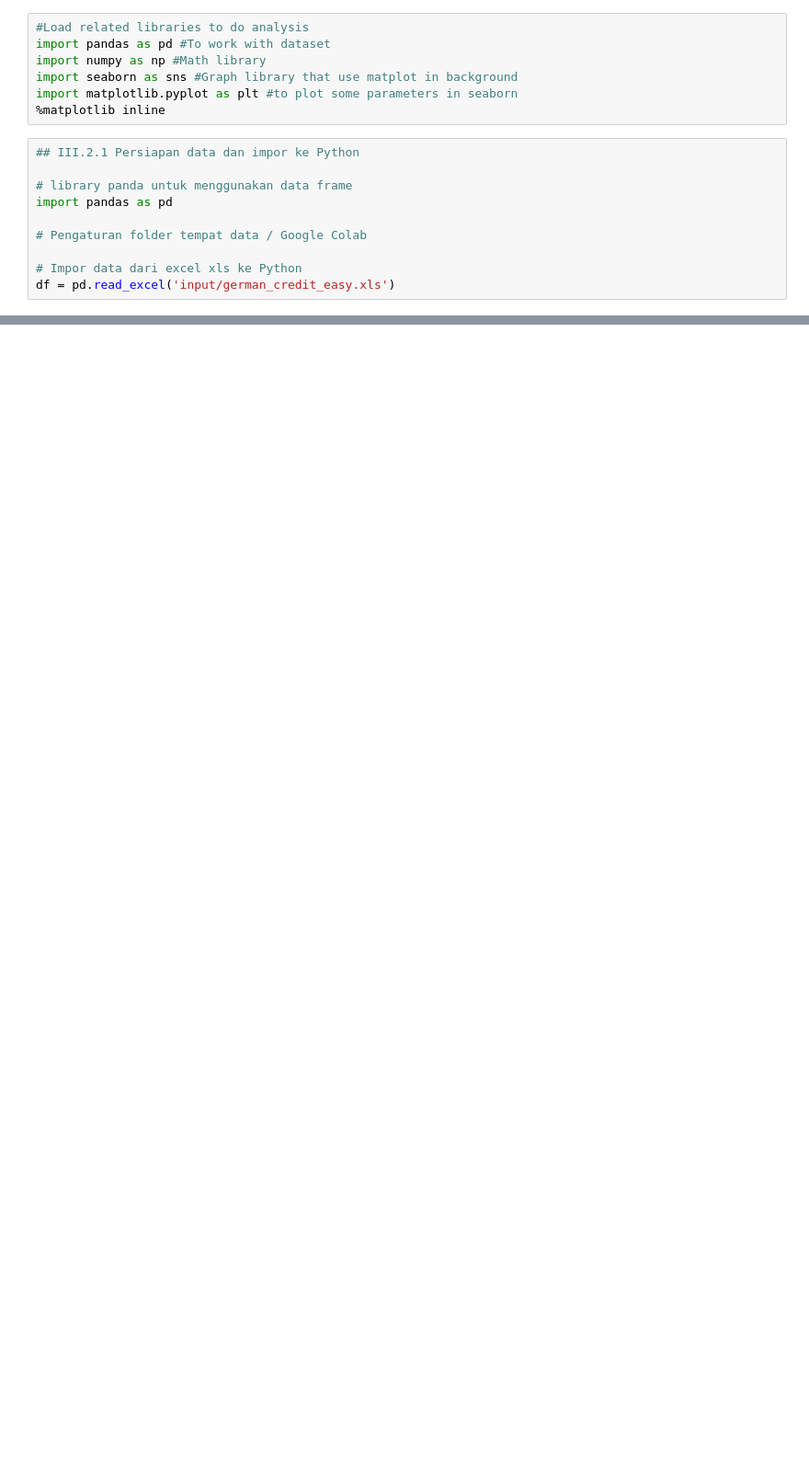
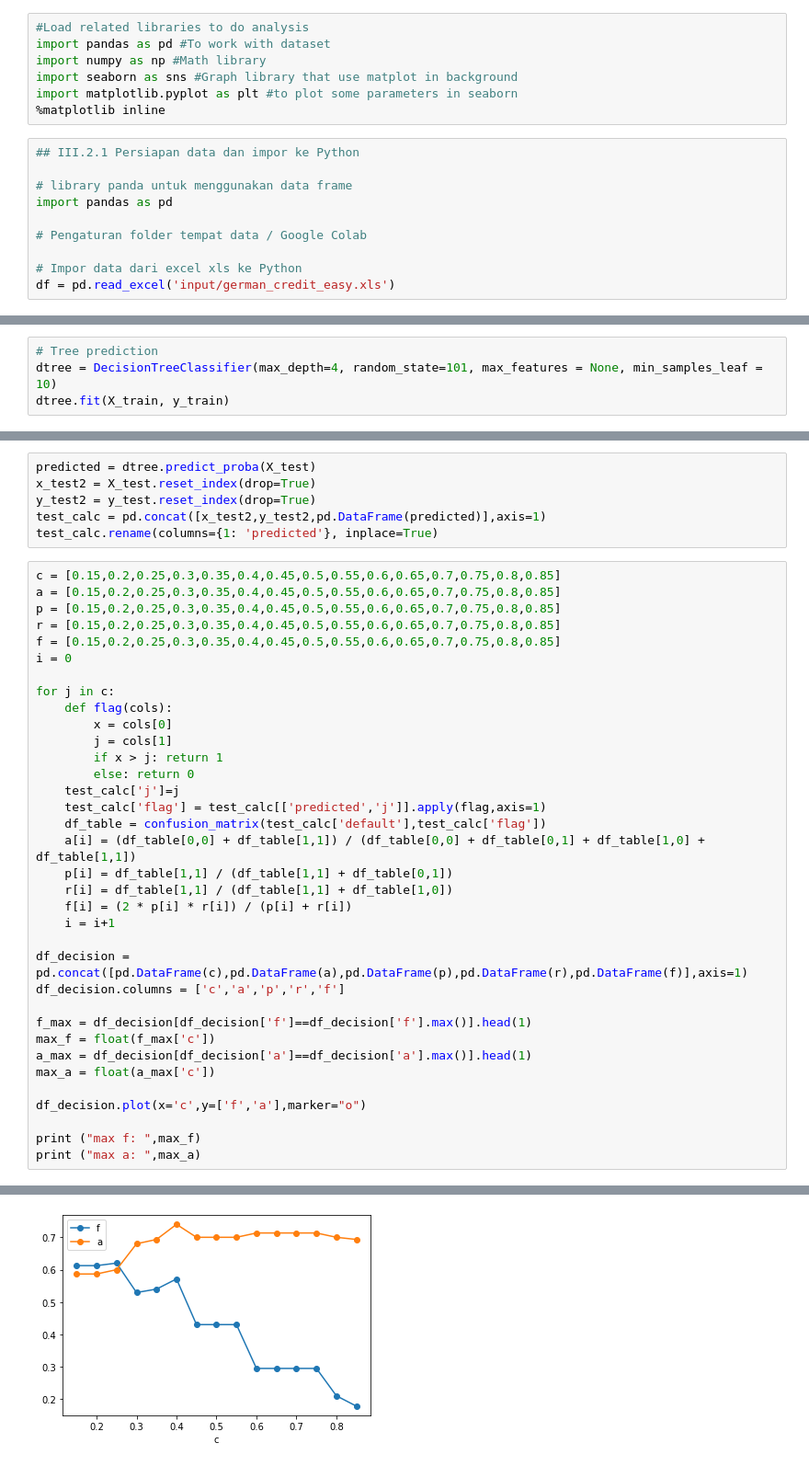
Before and after one commit to IndraLukasTjahaja/Python201_Modeling, a Jupyter notebook: 04_PY_modeling_decision_tree.ipynb, the cells around one changed output, grey strips where cells are left out. Shown at 92% size. Saved outputs shown, nothing was run; the diff lists cells and outputs as text; blank space fills up the shorter version.

```diff
--- a/04_PY_modeling_decision_tree.ipynb
+++ b/04_PY_modeling_decision_tree.ipynb
@@ -32,0 +154,4 @@ import matplotlib.pyplot as plt
+# %%
+# Tree prediction
+dtree = DecisionTreeClassifier(max_depth=4, random_state=101, max_features = None, min_samples_leaf = 10)
+dtree.fit(X_train, y_train)
@@ -32,0 +187,42 @@ import matplotlib.pyplot as plt
+# %%
+predicted = dtree.predict_proba(X_test)
+x_test2 = X_test.reset_index(drop=True)
+y_test2 = y_test.reset_index(drop=True)
+test_calc = pd.concat([x_test2,y_test2,pd.DataFrame(predicted)],axis=1)
+test_calc.rename(columns={1: 'predicted'}, inplace=True)
+# %%
+c = [0.15,0.2,0.25,0.3,0.35,0.4,0.45,0.5,0.55,0.6,0.65,0.7,0.75,0.8,0.85]
+a = [0.15,0.2,0.25,0.3,0.35,0.4,0.45,0.5,0.55,0.6,0.65,0.7,0.75,0.8,0.85]
+p = [0.15,0.2,0.25,0.3,0.35,0.4,0.45,0.5,0.55,0.6,0.65,0.7,0.75,0.8,0.85]
+r = [0.15,0.2,0.25,0.3,0.35,0.4,0.45,0.5,0.55,0.6,0.65,0.7,0.75,0.8,0.85]
+f = [0.15,0.2,0.25,0.3,0.35,0.4,0.45,0.5,0.55,0.6,0.65,0.7,0.75,0.8,0.85]
+i = 0
+
+for j in c:
+    def flag(cols):
+        x = cols[0]
+        j = cols[1]
+        if x > j: return 1
+        else: return 0
+    test_calc['j']=j
+    test_calc['flag'] = test_calc[['predicted','j']].apply(flag,axis=1)
+    df_table = confusion_matrix(test_calc['default'],test_calc['flag'])
+    a[i] = (df_table[0,0] + df_table[1,1]) / (df_table[0,0] + df_table[0,1] + df_table[1,0] + df_table[1,1])
+    p[i] = df_table[1,1] / (df_table[1,1] + df_table[0,1])
+    r[i] = df_table[1,1] / (df_table[1,1] + df_table[1,0])
+    f[i] = (2 * p[i] * r[i]) / (p[i] + r[i])
+    i = i+1
+
+df_decision = pd.concat([pd.DataFrame(c),pd.DataFrame(a),pd.DataFrame(p),pd.DataFrame(r),pd.DataFrame(f)],axis=1)
+df_decision.columns = ['c','a','p','r','f']
+
+f_max = df_decision[df_decision['f']==df_decision['f'].max()].head(1)
+max_f = float(f_max['c'])
+a_max = df_decision[df_decision['a']==df_decision['a'].max()].head(1)
+max_a = float(a_max['c'])
+
+df_decision.plot(x='c',y=['f','a'],marker="o")
+
+print ("max f: ",max_f)
+print ("max a: ",max_a)
+# %% [output]
@@ -32,0 +231 @@ import matplotlib.pyplot as plt
+[figure, added]
```
Also changed, not shown: parts of 18 cells of this notebook, 7 other files.
